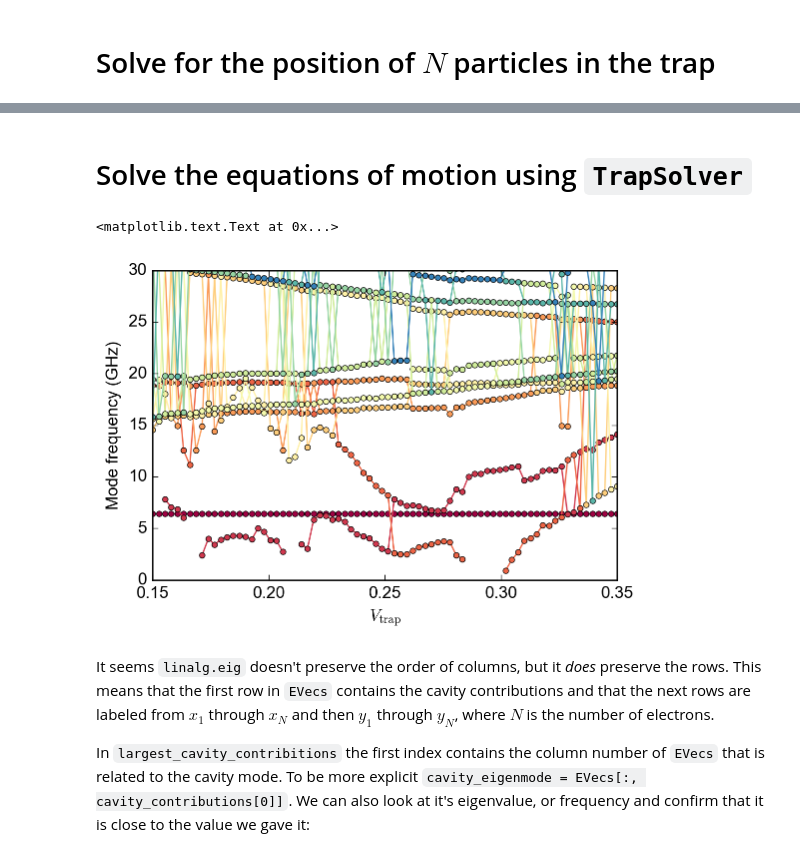
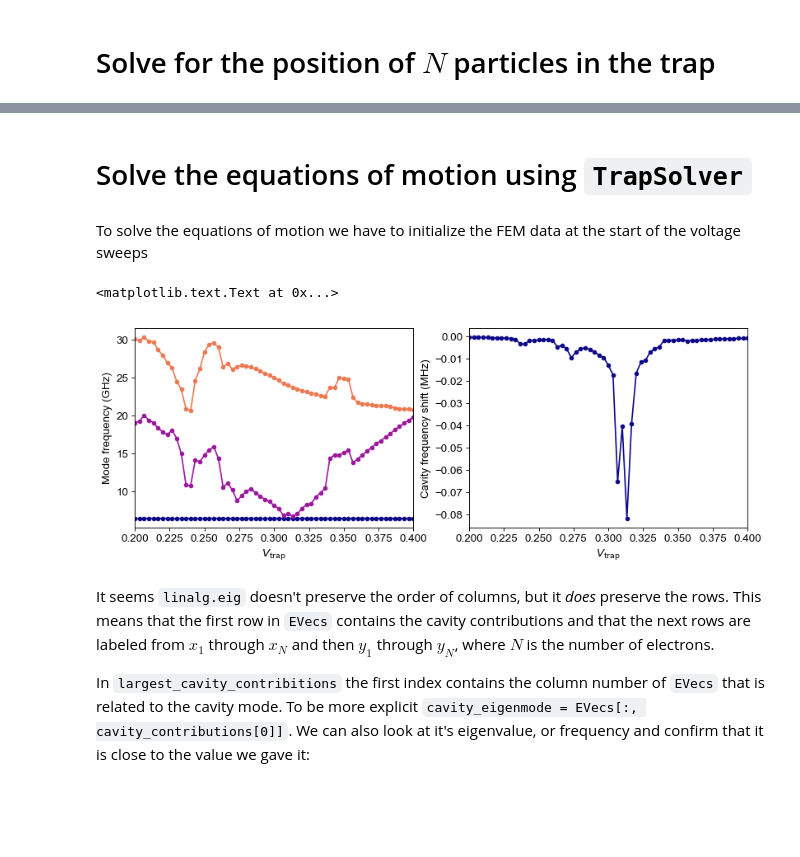
Before and after one commit to gkoolstra/ipython-notebooks, a Jupyter notebook: 20170830 - Get electron trap coordinates.ipynb, the cells around one changed output, grey strips where cells are left out. Drawn from its saved outputs; the diff is of its cells as text; code cells hidden in the pictures; blank space fills up the shorter version.

Commit message:
Update old iPython notebooks from Oxygen Signed-off-by: Gerwin Koolstra <koolstragerwin@gmail.com>

```diff
--- a/20170830 - Get electron trap coordinates.ipynb
+++ b/20170830 - Get electron trap coordinates.ipynb
@@ -24,8 +25,10 @@ $.getScript('https://kmahelona.github.io/ipython_notebook_goodies/ipython_notebo
 # %%
 from TrapAnalysis.solve_eom import FullSolver
 
-settings_file = r"/Users/gkoolstra/Desktop"
-settings_file += r"/With L3 etch - just trap/settings.json"
+#settings_file = r"/Users/gkoolstra/Desktop"
+settings_file = r"S:\Gerwin\Electron on helium\Maxwell\M018 Yggdrasil\M018V6"
+#settings_file += r"/With L3 etch - just trap/settings.json"
+settings_file += r"\With L3 etch - just trap\settings.json"
 fs = FullSolver(settings_file)
 
 x = 0.15
@@ -34,14 +37,14 @@ mu_guess = -0.265
 def f_mu(mu):
     return -1.755 - 7*mu
 
-Vtrap = np.linspace(0.15, 0.35, 76) #np.array([0.2975])
+Vtrap = np.linspace(0.20, 0.40, 61) #np.array([0.2975])
 Vrg = np.linspace(-1/1.15 * (Vtrap[0] - (f_mu(mu_guess)-0.120)) - x,
                   -1/1.15 * (Vtrap[-1] -(f_mu(mu_guess)-0.120)), len(Vtrap))
 Vres = 0.60 * np.ones(len(Vtrap))
 Vtg = 0.00 * np.ones(len(Vtrap))
 Vcg = None
 
-N_e = 5
+N_e = 1
 
 electron_positions = fs.get_trap_electron_positions(Vres, Vtrap, Vrg, Vtg, N=N_e)
 tex = electron_positions[:, ::2]
@@ -53,8 +64,10 @@ Number of unbounded electrons = 0
+# %% [markdown]
+# Solve the equations of motion using `TrapSolver`
+# %% [markdown]
+To solve the equations of motion we have to initialize the FEM data at the start of the voltage sweeps
 # %%
 fs.set_rf_interpolator()
 fs.set_dc_interpolator(Vres[0], Vtrap[0], Vrg[0], Vtg[0])
-# %% [markdown]
-# Solve the equations of motion using `TrapSolver`
 # %%
 fs.resonator_constants['f0'] = 6.405E9
 fs.resonator_constants['Q'] = 1.0E4
@@ -78,17 +91,26 @@ for k in trange(np.shape(tex)[0]):
 EVals = np.array(EVals); EVecs = np.array(EVecs)
 all_ordered_freqs=np.array(all_ordered_freqs)
 # %%
+plt.figure(figsize=(12.,4.))
+plt.subplot(121)
 for k in range(2*N_e+1):
     plt.plot(Vtrap, all_ordered_freqs[:, k], '-o',
              color=common.rgb(k, 2*N_e+1) ,ms=4)
 
-plt.ylim(0., 30.)
+# plt.ylim(0., 30.)
 plt.xlim(min(Vtrap), max(Vtrap))
 plt.xlabel("$V_\mathrm{trap}$")
 plt.ylabel("Mode frequency (GHz)")
+
+plt.subplot(122)
+plt.plot(Vtrap, (all_ordered_freqs[:, 0] * 1E9 - fs.resonator_constants['f0'])/1E6, '-o',
+             color=common.rgb(0, 2*N_e+1) ,ms=4)
+plt.xlim(min(Vtrap), max(Vtrap))
+plt.xlabel("$V_\mathrm{trap}$")
+plt.ylabel("Cavity frequency shift (MHz)")
 # %% [output]
 <matplotlib.text.Text at 0x...>
-[figure, old version]
+[figure, new version]
 # %% [markdown]
 It seems `linalg.eig` doesn't preserve the order of columns, but it _does_ preserve the rows. This means that the first row in `EVecs` contains the cavity contributions and that the next rows are labeled from $x_1$ through $x_N$ and then $y_1$ through $y_N$, where $N$ is the number of electrons.
 
```
Also changed, not shown: parts of 8 cells of this notebook, 3 other files.
